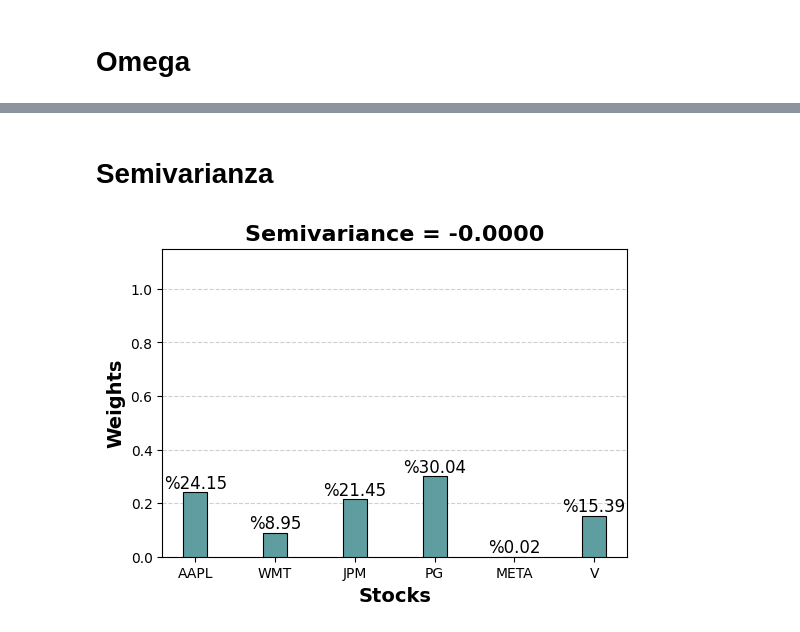
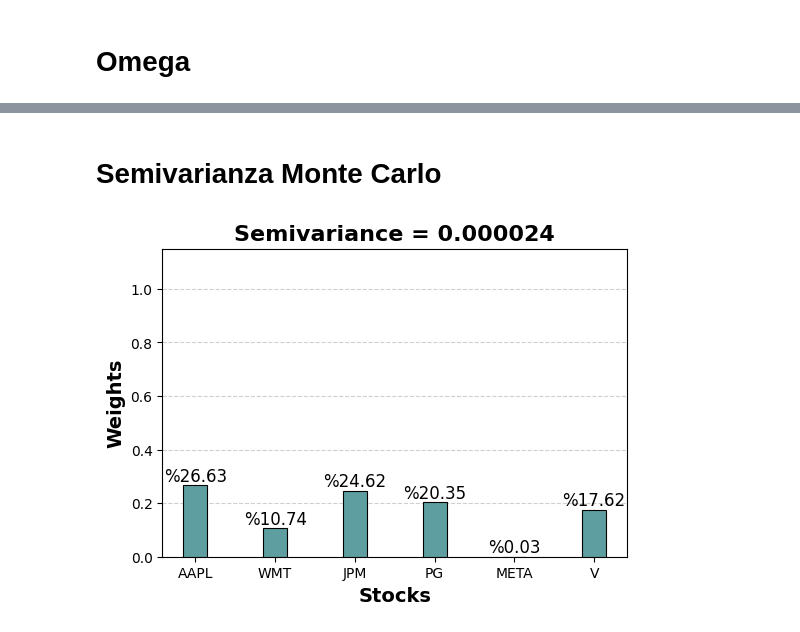
Before and after one commit to luisejdm/Administracion_de_Riesgos, a Jupyter notebook: Proyecto/optimizaciones.ipynb, the cells around one changed output, grey strips where cells are left out. Saved outputs shown, nothing was run; the diff lists cells and outputs as text; code cells hidden in the pictures.

Commit message:
semivarianza mc y shgo

```diff
--- a/Proyecto/optimizaciones.ipynb
+++ b/Proyecto/optimizaciones.ipynb
@@ -72,7 +72,7 @@ def opt_sharpe(closes, rf):
     x0 = np.ones(len(closes.columns)) / len(closes.columns)
 
     resultado = minimize(sharpe, x0, method='SLSQP', args=(rf, mean_rt, sigma), constraints=constraints, bounds=bounds)
-    return resultado.x, resultado.fun
+    return resultado.x, -resultado.fun
 # %%
 w, sharpe = opt_sharpe(price_train, 0.05)
 weights_plot(price_train, w, sharpe, 'Sharpe Ratio')
@@ -95,7 +95,7 @@ def opt_lvrr(closes, volume, rf, capital):
     x0 = np.ones(len(closes.columns)) / len(closes.columns)
 
     resultado = minimize(lvrr, x0, method='SLSQP', args=(rf, mean_rt, sigma, volume_last_90), constraints=constraints, bounds=bounds)
-    return resultado.x, resultado.fun
+    return resultado.x, -resultado.fun
 # %%
 rf = 0.05
 pv = 1000000
@@ -121,7 +121,7 @@ def opt_omega(closes, benchmark):
     x0 = np.ones(len(closes.columns)) / len(closes.columns)
 
     resultado = minimize(omega, x0, method='SLSQP', args=(downside, upside), constraints=constraints, bounds=bounds)
-    return resultado.x, resultado.fun
+    return resultado.x, -resultado.fun
 # %%
 w, omega = opt_omega(price_train, benchmark_train)
 weights_plot(price_train, w, omega, 'OMEGA')
@@ -130,16 +130,15 @@ weights_plot(price_train, w, omega, 'OMEGA')
 # %% [markdown]
-# Semivarianza
+# Semivarianza Monte Carlo
 # %%
-def opt_semivarianza(activos, benchmark):
+def opt_semivarianza_mc(activos, benchmark):
     rt_activos, rt_benchmark = activos.pct_change().dropna(), benchmark.pct_change().dropna()
     differences = rt_activos - rt_benchmark.values
     downside = differences.where(differences < 0, 0).std()
-    upside = differences.where(differences > 0, 0).std()
     corr = rt_activos.corr()
 
     semivariance = lambda w, downside, corr: ( w.T.dot(np.outer(downside, downside) * corr).dot(w) )
 
-    n = 10000
+    n = 100000
 
     pesos = np.random.rand(n, len(activos.columns))
     pesos /= pesos.sum(axis=1)[:, np.newaxis]
@@ -147,7 +146,7 @@ def opt_semivarianza(activos, benchmark):
     semivariances = np.array([semivariance(w, downside, corr) for w in pesos])
     return pesos[np.argmin(semivariances)], semivariances[np.argmin(semivariances)]
 # %%
-w, semivariance = opt_semivarianza(price_train, benchmark_train)
+w, semivariance = opt_semivarianza_mc(price_train, benchmark_train)
 weights_plot(price_train, w, semivariance, 'Semivariance')
 # %% [output]
-[figure, old version]
+[figure, new version]
```
Also changed, not shown: parts of 12 cells of this notebook, 1 other file.
